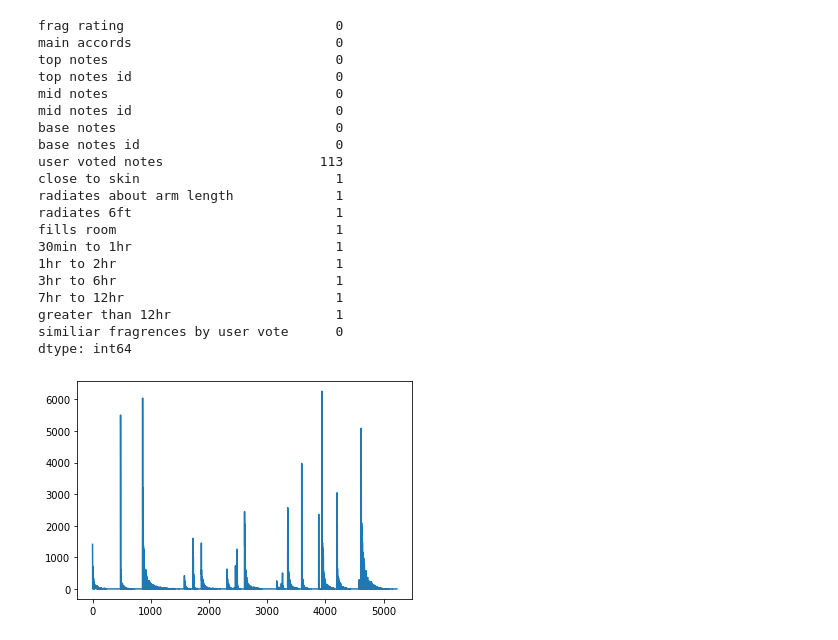
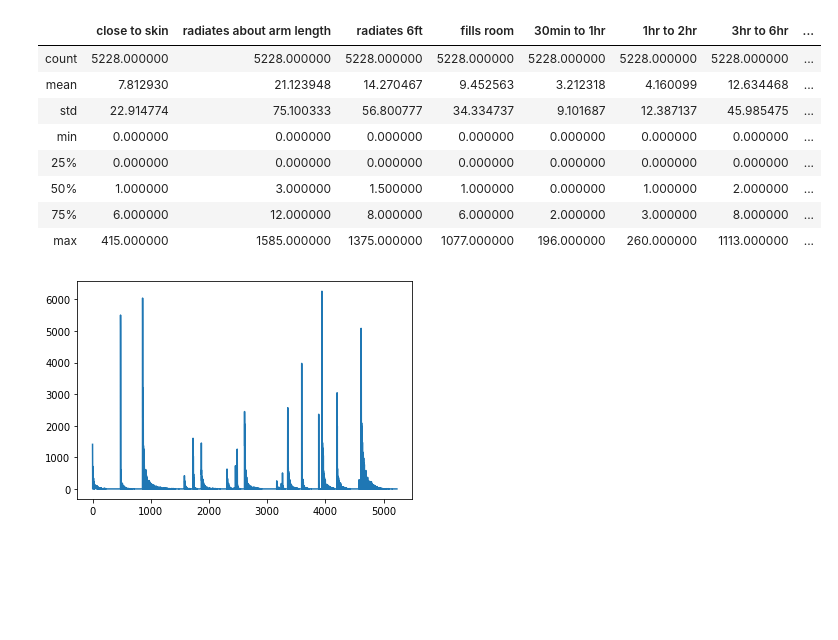
Before and after one commit to josephshanks/CologneRecommender, a Jupyter notebook: EDA.ipynb, the cells around one changed output. Saved outputs shown, nothing was run; the diff lists cells and outputs as text; code cells hidden in the pictures; blank space fills up the shorter version.

```diff
--- a/EDA.ipynb
+++ b/EDA.ipynb
@@ -10,29 +11,20 @@ df=pd.read_csv('data/first_mens_scrape6010.csv')
 df=cleaner(df)
 # %%
 item_item=df[['frag rating','main accords','top notes','top notes id','mid notes','mid notes id','base notes','base notes id','user voted notes','close to skin','radiates about arm length','radiates 6ft','fills room','30min to 1hr','1hr to 2hr','3hr to 6hr','7hr to 12hr','greater than 12hr','similiar fragrences by user vote']]
-# %%
-item_item.isna().sum()
-# %% [output]
-frag rating                           0
-main accords                          0
-top notes                             0
-top notes id                          0
-mid notes                             0
-mid notes id                          0
-base notes                            0
-base notes id                         0
-user voted notes                    113
-close to skin                         1
-radiates about arm length             1
-radiates 6ft                          1
-fills room                            1
-30min to 1hr                          1
-1hr to 2hr                            1
-3hr to 6hr                            1
-7hr to 12hr                           1
-greater than 12hr                     1
-similiar fragrences by user vote      0
-dtype: int64
+# %%
+item_item.drop(304,inplace=True)
+# %%
+item_item.describe()
+# %% [output]
+|  | close to skin | radiates about arm length | radiates 6ft | fills room | 30min to 1hr | 1hr to 2hr | 3hr to 6hr | ... |
+| count | 5228.000000 | 5228.000000 | 5228.000000 | 5228.000000 | 5228.000000 | 5228.000000 | 5228.000000 | ... |
+| mean | 7.812930 | 21.123948 | 14.270467 | 9.452563 | 3.212318 | 4.160099 | 12.634468 | ... |
+| std | 22.914774 | 75.100333 | 56.800777 | 34.334737 | 9.101687 | 12.387137 | 45.985475 | ... |
+| min | 0.000000 | 0.000000 | 0.000000 | 0.000000 | 0.000000 | 0.000000 | 0.000000 | ... |
+| 25% | 0.000000 | 0.000000 | 0.000000 | 0.000000 | 0.000000 | 0.000000 | 0.000000 | ... |
+| 50% | 1.000000 | 3.000000 | 1.500000 | 1.000000 | 0.000000 | 1.000000 | 2.000000 | ... |
+| 75% | 6.000000 | 12.000000 | 8.000000 | 6.000000 | 2.000000 | 3.000000 | 8.000000 | ... |
+| max | 415.000000 | 1585.000000 | 1375.000000 | 1077.000000 | 196.000000 | 260.000000 | 1113.000000 | ... |
 # %%
 plt.plot(df['have it']);
 # %% [output]
```
Also changed, not shown: parts of 16 cells of this notebook, 2 other files.
